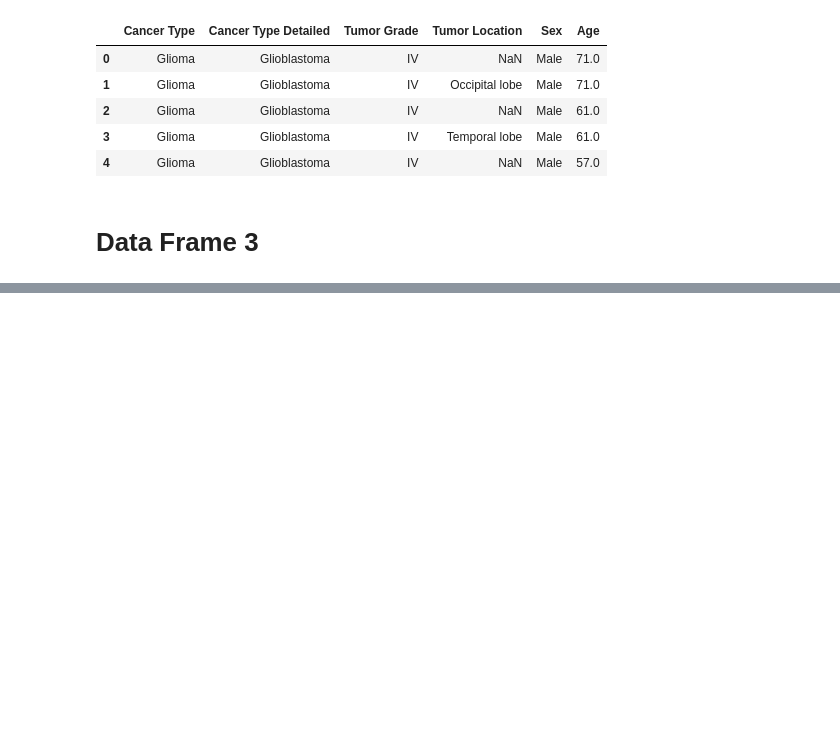
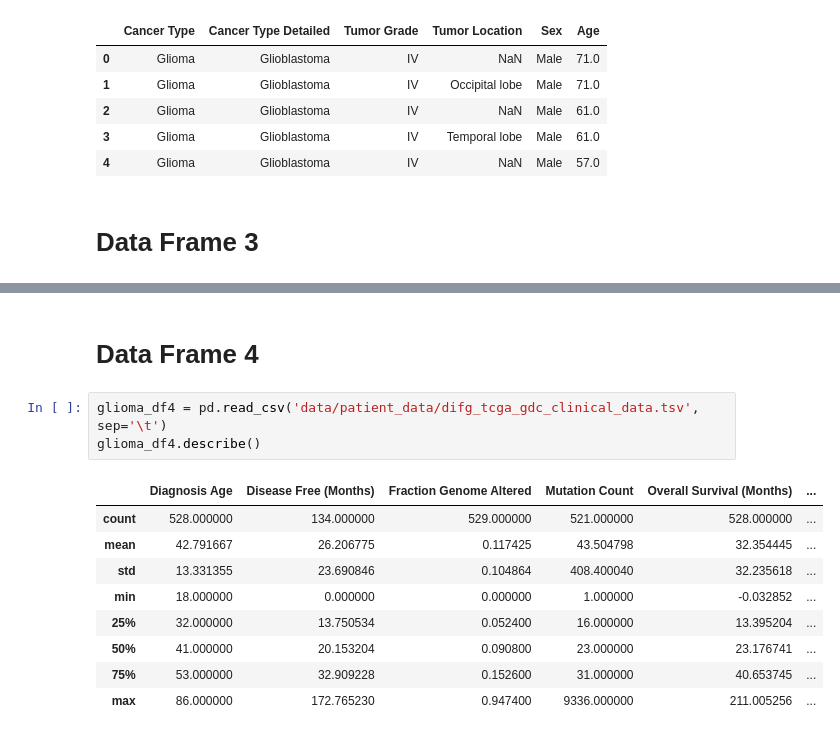
Before and after one commit to NoahNoahCS/Brain-Tumor-ID, a Jupyter notebook: notebooks_data_patients/Patient Data DF.ipynb, the cells around one changed output, grey strips where cells are left out. Cells and saved outputs as stored; diff of their text form; blank space fills up the shorter version.

```diff
--- a/notebooks_data_patients/Patient Data DF.ipynb
+++ b/notebooks_data_patients/Patient Data DF.ipynb
@@ -186,0 +300,15 @@ df_3.head()
+# %% [markdown]
+# Data Frame 4
+# %%
+glioma_df4 = pd.read_csv('data/patient_data/difg_tcga_gdc_clinical_data.tsv', sep='\t')
+glioma_df4.describe()
+# %% [output]
+|  | Diagnosis Age | Disease Free (Months) | Fraction Genome Altered | Mutation Count | Overall Survival (Months) | ... |
+| count | 528.000000 | 134.000000 | 529.000000 | 521.000000 | 528.000000 | ... |
+| mean | 42.791667 | 26.206775 | 0.117425 | 43.504798 | 32.354445 | ... |
+| std | 13.331355 | 23.690846 | 0.104864 | 408.400040 | 32.235618 | ... |
+| min | 18.000000 | 0.000000 | 0.000000 | 1.000000 | -0.032852 | ... |
+| 25% | 32.000000 | 13.750534 | 0.052400 | 16.000000 | 13.395204 | ... |
+| 50% | 41.000000 | 20.153204 | 0.090800 | 23.000000 | 23.176741 | ... |
+| 75% | 53.000000 | 32.909228 | 0.152600 | 31.000000 | 40.653745 | ... |
+| max | 86.000000 | 172.765230 | 0.947400 | 9336.000000 | 211.005256 | ... |
```
Also changed, not shown: parts of 22 cells of this notebook, 3 other files.
